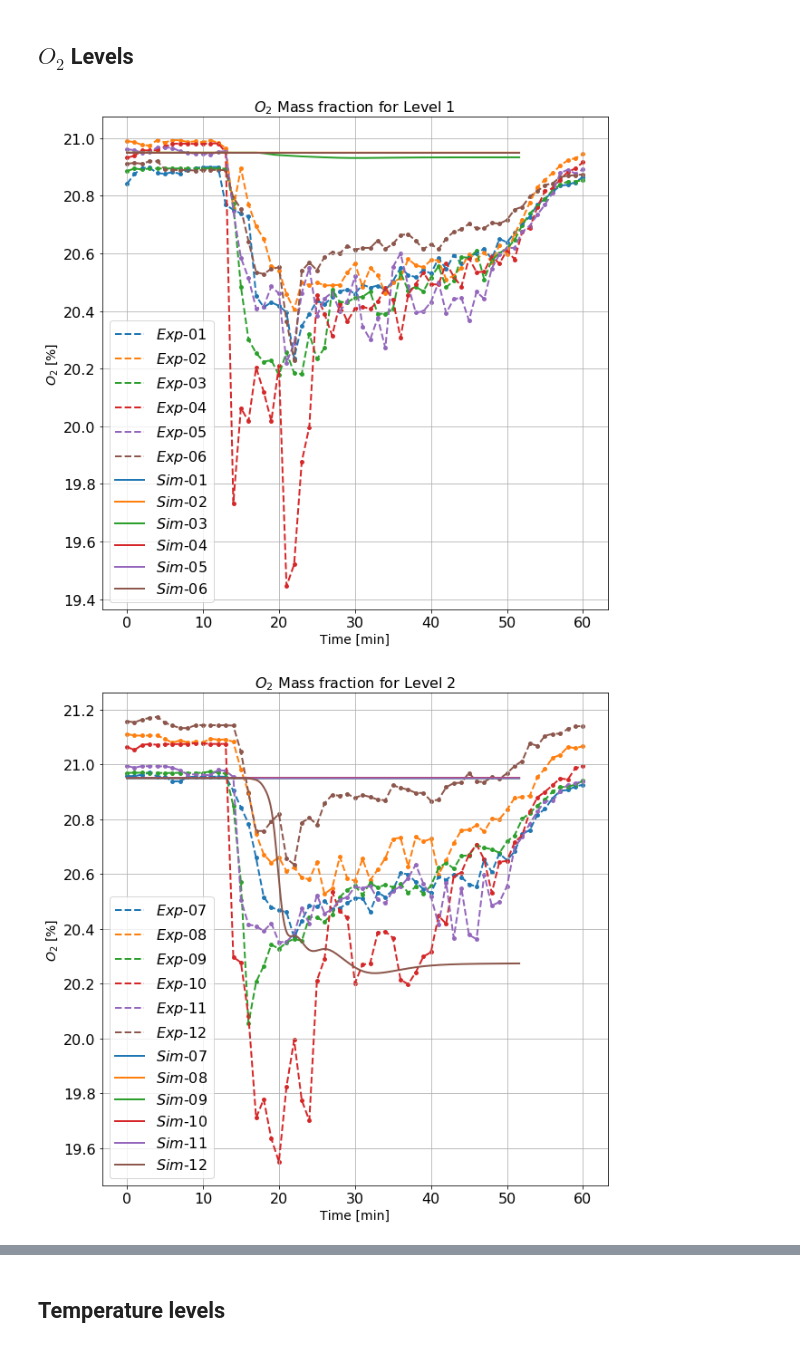
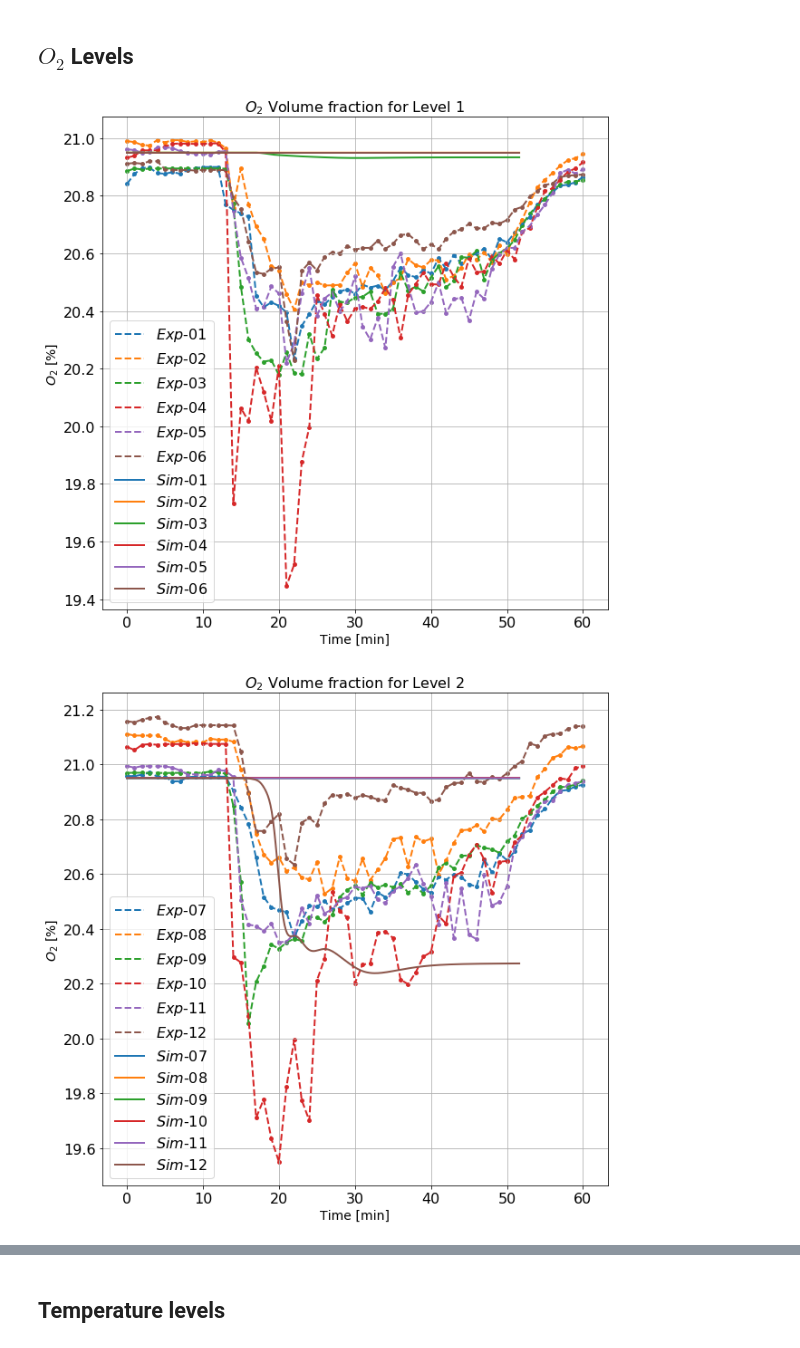
Before and after one commit to sercharpak/NFS_P3, a Jupyter notebook: NFS_P3_Comparison.ipynb, the cells around one changed output, grey strips where cells are left out. Cells and saved outputs as stored; diff of their text form; code cells hidden in the pictures.

```diff
--- a/NFS_P3_Comparison.ipynb
+++ b/NFS_P3_Comparison.ipynb
@@ -91,5 +91,5 @@ for j in range(np.shape(levels)[0]):
     plt.legend(fontsize='16')
     plt.grid()
     plt.ylim(19.4,21.2)
-    plt.title(r'$O_2$ Mass fraction for Level '+str(j+1), fontsize='16')
+    plt.title(r'$O_2$ Volume fraction for Level '+str(j+1), fontsize='16')
 # %% [output]
@@ -288,5 +288,5 @@ for j in range(np.shape(levels)[0]):
     plt.legend(fontsize='16')
     plt.grid()
     #plt.ylim(19.4,21.2)
-    plt.title(r'$O_2$ Mass fraction for Level '+str(j+1), fontsize='16')
+    plt.title(r'$O_2$ Volume fraction for Level '+str(j+1), fontsize='16')
 # %% [output]
@@ -353,28 +353,28 @@ for j in range(np.shape(levels)[0]):
 # %%
 x_values_exp = oxigen_data['Time [min]']
 x_values_sim = oxigen_data_sim['Time [min]']
 for j in range(np.shape(levels)[0]):
     detectors_level = levels[j]
     fig = plt.figure(figsize=(10,10))
     for i in detectors_level:
         header = oxigen_data.columns[i]
         oxigen_values_exp = oxigen_data[header]
         header = r'$Exp$'+header[2:]
         plt.scatter(x_values_exp, oxigen_values_exp,s=15, label=None)#, label='Group '+str(group_number))
         plt.plot(x_values_exp, oxigen_values_exp, label=r''+header, linewidth =2,linestyle='--')
     plt.gca().set_prop_cycle(None)
     for i in detectors_level:
         header = oxigen_data_sim.columns[i]
         oxigen_values_sim = oxigen_data_sim[header]*oxygen_fraction*100
         header = r'$Sim$'+header[2:]
         plt.plot(x_values_sim, oxigen_values_sim, label=r''+header, linewidth =2)
     plt.ylabel(r'$O_2$ [%]',fontsize='14')
     plt.xlabel(r'Time [min]',fontsize='14')
     plt.tick_params(labelsize=16)
     plt.legend(fontsize='16')
     plt.grid()
     #plt.ylim(19.4,21.2)
-    plt.title(r'$O_2$ Mass fraction for Level '+str(j+1), fontsize='16')
+    plt.title(r'$O_2$ Volume fraction for Level '+str(j+1), fontsize='16')
 # %% [output]
-[figure, old version]
+[figure, new version]
-[figure, old version]
+[figure, new version]
```
Also changed, not shown: parts of 4 cells of this notebook.
